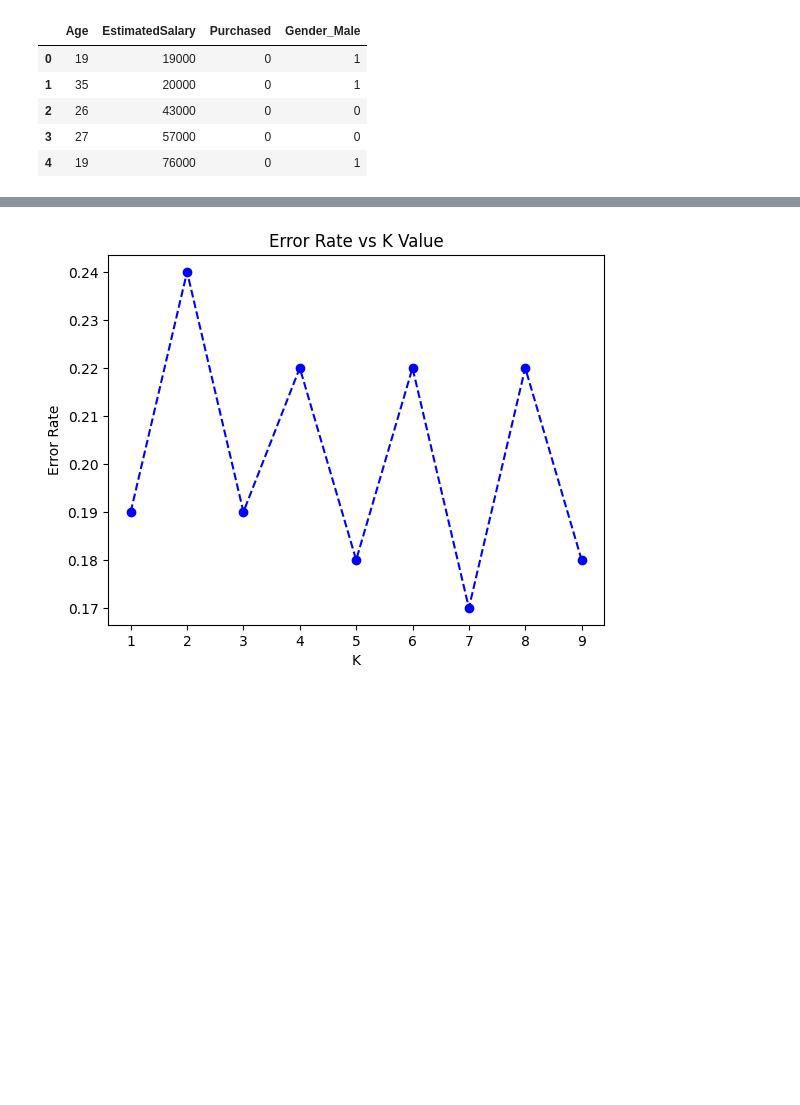
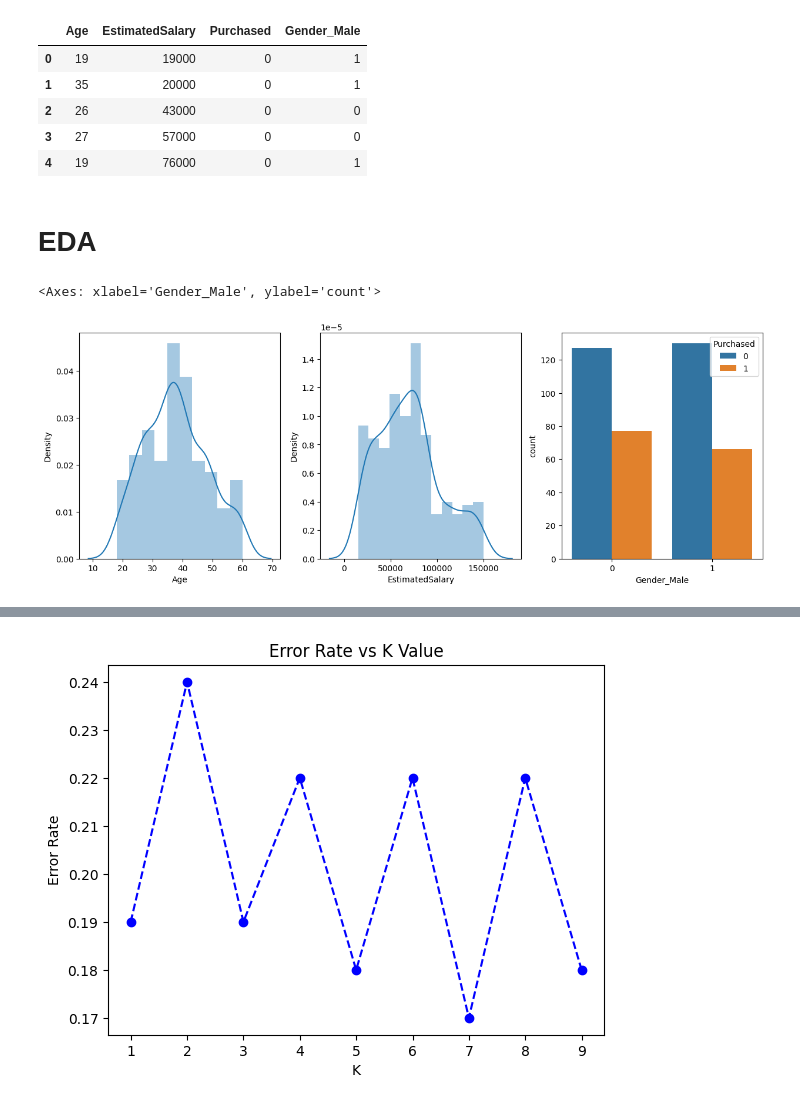
Before and after one commit to Harsh502s/ML-Assignments, a Jupyter notebook: Notebooks/Assignment 7 KNN SNA.ipynb, the cells around one changed output, grey strips where cells are left out. Cells and saved outputs as stored; diff of their text form; code cells hidden in the pictures; blank space fills up the shorter version.

```diff
--- a/Notebooks/Assignment 7 KNN SNA.ipynb
+++ b/Notebooks/Assignment 7 KNN SNA.ipynb
@@ -40,3 +40,26 @@ df.head()
 | 2 | 26 | 43000 | 0 | 0 |
 | 3 | 27 | 57000 | 0 | 0 |
 | 4 | 19 | 76000 | 0 | 1 |
+# %% [markdown]
+# EDA
+# %%
+# Exploratory Data Analysis (EDA) for the features
+
+# Making 3 subplots
+
+fig, axes = plt.subplots(nrows=1, ncols=3, figsize=(15, 5))
+
+# Plotting the Age distribution
+
+sns.distplot(df['Age'], ax=axes[0])
+
+# Plotting the Estimated Salary distribution
+
+sns.distplot(df['EstimatedSalary'], ax=axes[1])
+
+# Plotting the Purchased distribution
+
+sns.countplot(x='Gender_Male', data=df,hue='Purchased' , ax=axes[2])
+# %% [output]
+<Axes: xlabel='Gender_Male', ylabel='count'>
+[figure, added]
```
Also changed, not shown: parts of 7 cells of this notebook, 3 other files.
